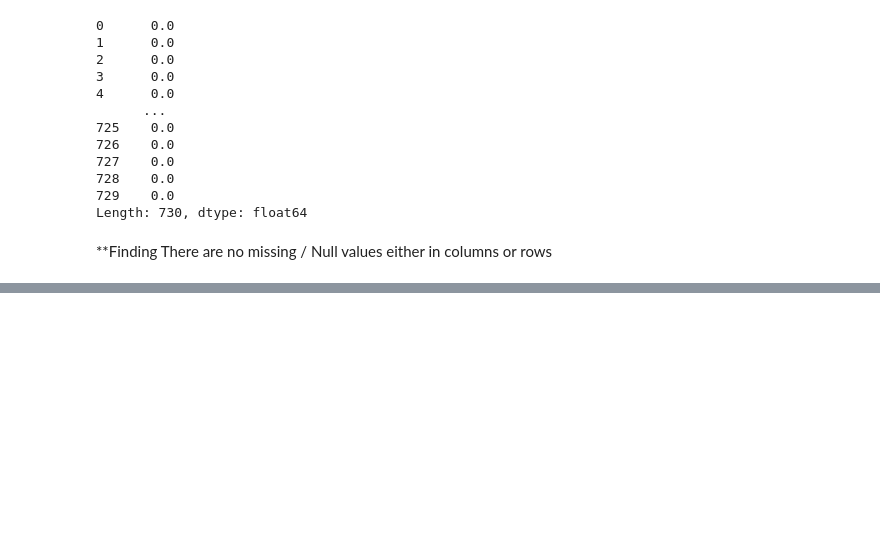
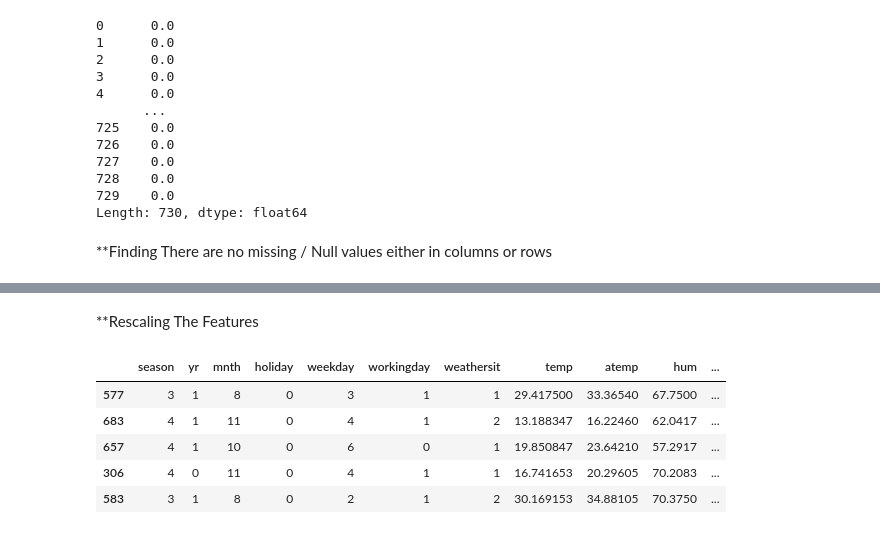
Before and after one commit to shrou6/Multiple-linear-Regression, a Jupyter notebook: project.ipynb, the cells around one changed output, grey strips where cells are left out. Saved outputs shown, nothing was run; the diff lists cells and outputs as text; code cells hidden in the pictures; blank space fills up the shorter version.

Commit message:
Data cleaning,split,scaling

```diff
--- a/project.ipynb
+++ b/project.ipynb
@@ -114,0 +134,3 @@ There are no missing / Null values either in columns or rows
+# %%
+bike_new=bike[[ 'season', 'yr', 'mnth', 'holiday', 'weekday',
+       'workingday', 'weathersit', 'temp', 'atemp', 'hum', 'windspeed', 'cnt']]
@@ -114,0 +167,2 @@ There are no missing / Null values either in columns or rows
+# %%
+df_train,df_test=train_test_split(bike_new,train_size=0.70,test_size=0.30,random_state=33)
@@ -114,0 +213,2 @@ There are no missing / Null values either in columns or rows
+# %% [markdown]
+**Rescaling The Features
@@ -114,0 +218,10 @@ There are no missing / Null values either in columns or rows
+# %%
+# Checking the values before scaling
+df_train.head()
+# %% [output]
+|  | season | yr | mnth | holiday | weekday | workingday | weathersit | temp | atemp | hum | ... |
+| 577 | 3 | 1 | 8 | 0 | 3 | 1 | 1 | 29.417500 | 33.36540 | 67.7500 | ... |
+| 683 | 4 | 1 | 11 | 0 | 4 | 1 | 2 | 13.188347 | 16.22460 | 62.0417 | ... |
+| 657 | 4 | 1 | 10 | 0 | 6 | 0 | 1 | 19.850847 | 23.64210 | 57.2917 | ... |
+| 306 | 4 | 0 | 11 | 0 | 4 | 1 | 1 | 16.741653 | 20.29605 | 70.2083 | ... |
+| 583 | 3 | 1 | 8 | 0 | 2 | 1 | 2 | 30.169153 | 34.88105 | 70.3750 | ... |
```
Also changed, not shown: parts of 12 cells of this notebook.
